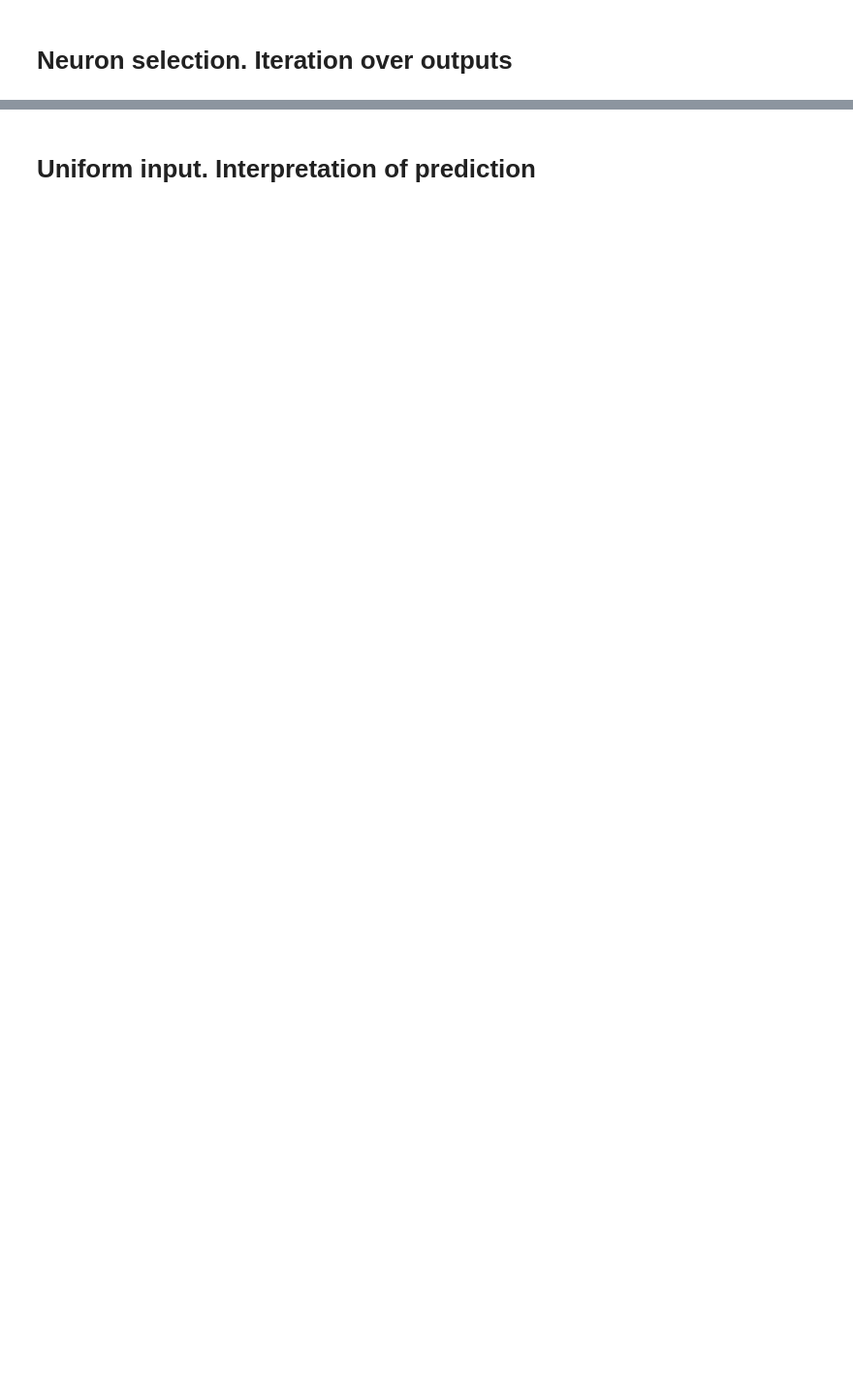
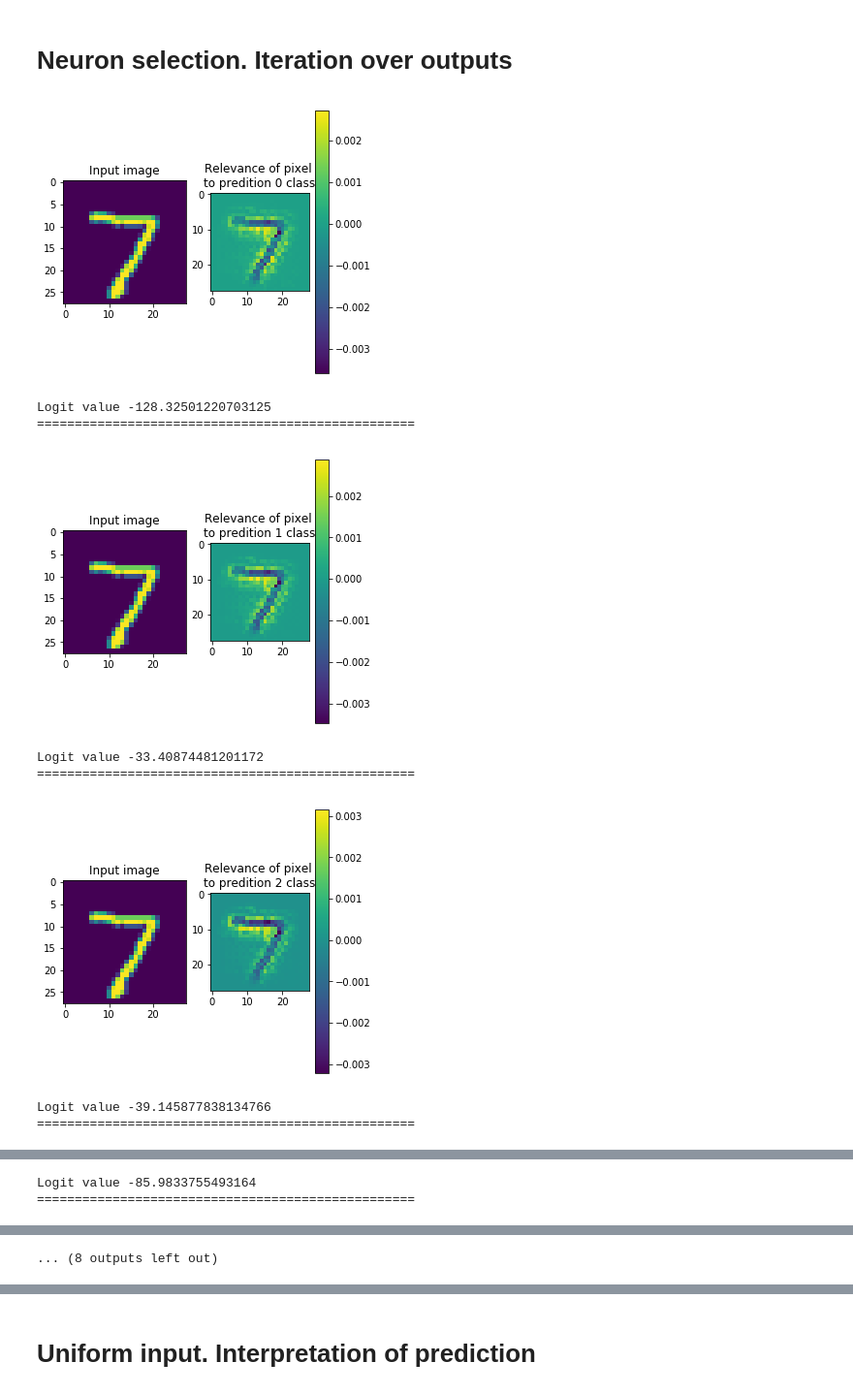
Before and after one commit to dmitrysarov/LRP_decomposition, a Jupyter notebook: LRP/temp/LRP_notebook_mnist.ipynb, the cells around one changed output, grey strips where cells are left out. Shown at 97% size. Saved outputs shown, nothing was run; the diff lists cells and outputs as text; code cells hidden in the pictures; blank space fills up the shorter version.

```diff
--- a/LRP/temp/LRP_notebook_mnist.ipynb
+++ b/LRP/temp/LRP_notebook_mnist.ipynb
@@ -287,20 +168,31 @@ Prediction 4
 # Neuron selection. Iteration over outputs
 # %%
 image, label = next(iter(test_loader))
-
 output = lrp.forward(image)
 for selected_neuron in range(10):
-    _, ax = plt.subplots(1,2, figsize=(5,5))
+    fig, ax = plt.subplots(1,2, figsize=(5,5))
     ax[0].imshow(image.squeeze())
     ax[0].title.set_text('Input image')
 
     R1 = torch.zeros_like(output)
     R1[0, selected_neuron] = 1
 
-    relevance1 = lrp(R1)
+    relevance1 = lrp.relprop(R1)
     #ax[1].imshow(cmap(norm_tensor(relevance1.squeeze())))
-    ax[1].imshow(norm_tensor(relevance1.squeeze()))
+#     img = ax[1].imshow(norm_tensor(relevance1.squeeze()))
+    img = ax[1].imshow(relevance1.squeeze())
     ax[1].title.set_text('Relevance of pixel \nto predition {} class'.format(selected_neuron))
+    fig.colorbar(img)
     plt.show()
     print('Logit value {}'.format(output.squeeze().detach().numpy()[selected_neuron]))
     print('='*50)
+# %% [output]
+[figure, added]
+Logit value -128.32501220703125
+==================================================
+[figure, added]
+Logit value -33.40874481201172
+==================================================
+[figure, added]
+Logit value -39.145877838134766
+==================================================
@@ -306,0 +200,2 @@ for selected_neuron in range(10):
+Logit value -85.9833755493164
+==================================================
@@ -306,0 +208 @@ for selected_neuron in range(10):
+... (8 outputs left out)
```
Also changed, not shown: parts of 25 cells of this notebook, 5 other files.
